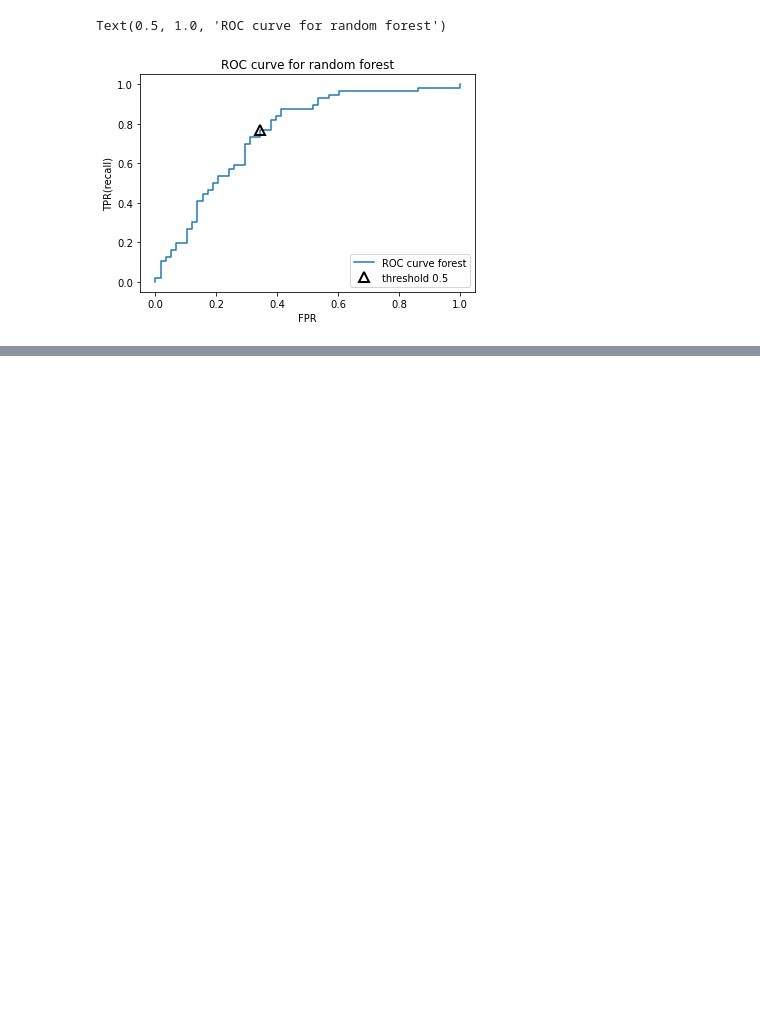
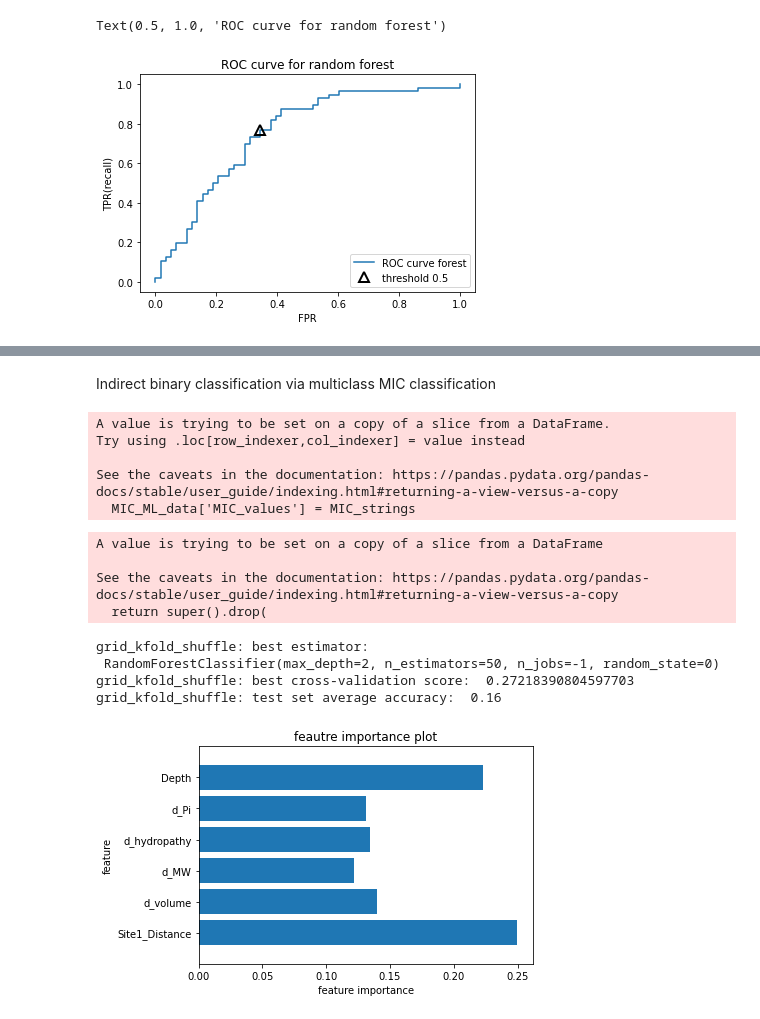
Before and after one commit to fowler-lab/Inh_resistance, a Jupyter notebook: RForest_notebook.ipynb, the cells around one changed output, grey strips where cells are left out. Drawn from its saved outputs; the diff is of its cells as text; code cells hidden in the pictures; blank space fills up the shorter version.

```diff
--- a/RForest_notebook.ipynb
+++ b/RForest_notebook.ipynb
@@ -179,0 +260,2 @@ Text(0.5, 1.0, 'ROC curve for random forest')
+# %% [markdown]
+Indirect binary classification via multiclass MIC classification
@@ -179,0 +264,24 @@ Text(0.5, 1.0, 'ROC curve for random forest')
+# %%
+# need code to clean up values > 1.6 - need to see if RF can use continuous data
+
+MIC_strings = []
+
+for i in MIC_ML_data['METHOD_MIC']:
+    if i == '3.2':
+        MIC_strings.append('>1.6')
+    elif i == '6.4':
+        MIC_strings.append('>1.6')
+    elif i == '12.8':
+        MIC_strings.append('>1.6')
+    elif i == '>12.8':
+        MIC_strings.append('>1.6')
+    else:
+        MIC_strings.append(i)
+
+MIC_ML_data['MIC_values'] = MIC_strings
+# %% [output]
+A value is trying to be set on a copy of a slice from a DataFrame.
+Try using .loc[row_indexer,col_indexer] = value instead
+
+See the caveats in the documentation: https://pandas.pydata.org/pandas-docs/stable/user_guide/indexing.html#returning-a-view-versus-a-copy
+  MIC_ML_data['MIC_values'] = MIC_strings
@@ -179,0 +325,54 @@ Text(0.5, 1.0, 'ROC curve for random forest')
+# %%
+X_train_nodup, y_train_nodup = remove_duplicate_mutations(X_train, y_train)
+X_test_nodup, y_test_nodup = remove_duplicate_mutations(X_test, y_test)
+# %% [output]
+A value is trying to be set on a copy of a slice from a DataFrame
+
+See the caveats in the documentation: https://pandas.pydata.org/pandas-docs/stable/user_guide/indexing.html#returning-a-view-versus-a-copy
+  return super().drop(
+# %%
+#split data into training and test sets
+X_train_cv, X_test_cv, y_train_cv, y_test_cv = train_test_split(X_train_nodup, y_train_nodup,
+                                                    random_state=0)
+# %%
+#no preprocessing - therefore, no pipeline
+#build classifier and parameter grid
+
+forest = RandomForestClassifier(n_jobs=-1, random_state=0)
+param_grid = {'n_estimators':[10,20,30,40,50,60, 100],
+              'max_depth':[2,4,6,8,10,12,14,16]}
+# %%
+#Grid search with kfold cross validation (best cv for logreg multiclass classifcation)
+
+KFold = KFold(n_splits=5)
+grid_kfold = GridSearchCV(forest, param_grid, cv=KFold, n_jobs=-1)
+grid_kfold.fit(X_train_cv, y_train_cv)
+print ('grid_kfold_shuffle: best estimator: \n', grid_kfold.best_estimator_)
+print ('grid_kfold_shuffle: best cross-validation score: ', grid_kfold.best_score_)
+print ('grid_kfold_shuffle: test set average accuracy: ',
+       accuracy_score(y_test_cv, grid_kfold.predict(X_test_cv)), '\n')
+# %% [output]
+grid_kfold_shuffle: best estimator:
+ RandomForestClassifier(max_depth=2, n_estimators=50, n_jobs=-1, random_state=0)
+grid_kfold_shuffle: best cross-validation score:  0.27218390804597703
+grid_kfold_shuffle: test set average accuracy:  0.16
+# %%
+#define and fit forests with best performing parameters, or default parameters
+forest_best_params = RandomForestClassifier(max_depth=2, n_estimators=50, n_jobs=-1, random_state=0)
+forest_no_params = RandomForestClassifier(random_state=0)
+forest_best_params.fit(X_train_cv, y_train_cv)
+forest_no_params.fit(X_train_cv, y_train_cv)
+
+#plot charts
+def plot_feature_importances(model):
+    n_features = features[:,1:].shape[1]
+    plt.barh(np.arange(n_features), model.feature_importances_, align='center')
+    plt.yticks(np.arange(n_features), df.columns[3:])
+    plt.xlabel('feature importance')
+    plt.ylabel('feature')
+    plt.ylim(-1, n_features)
+    plt.title('feautre importance plot')
+# %%
+plot_feature_importances(forest_no_params)
+# %% [output]
+[figure, added]
```
Also changed, not shown: parts of 16 cells of this notebook, 2 other files.
